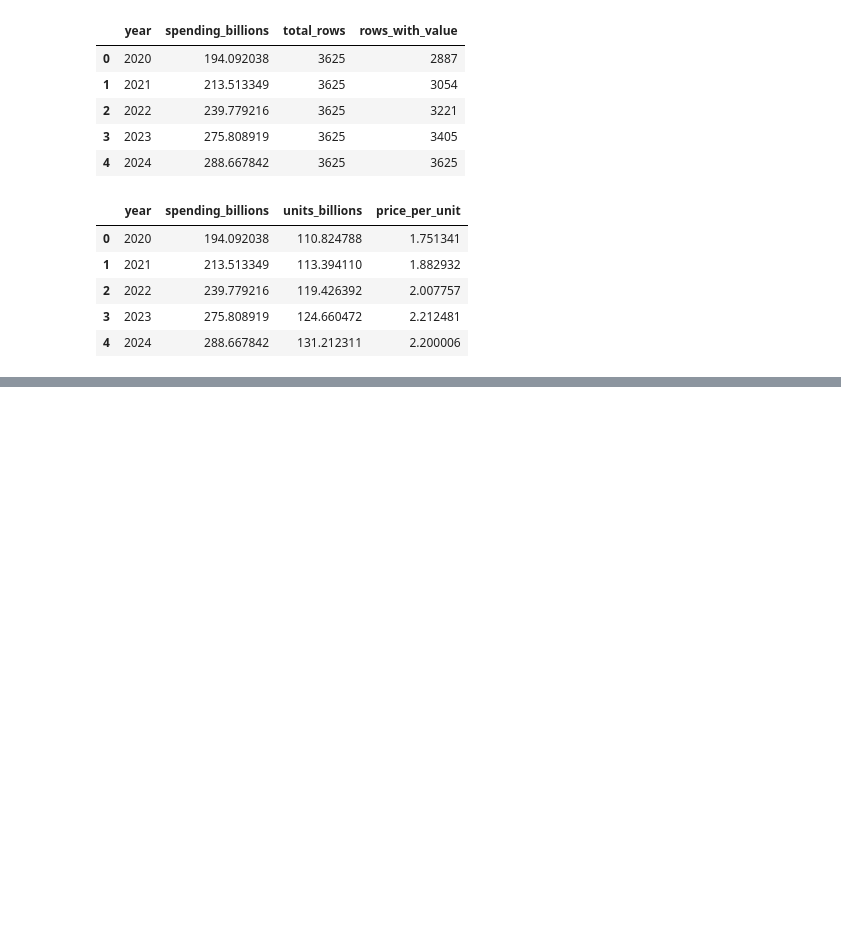
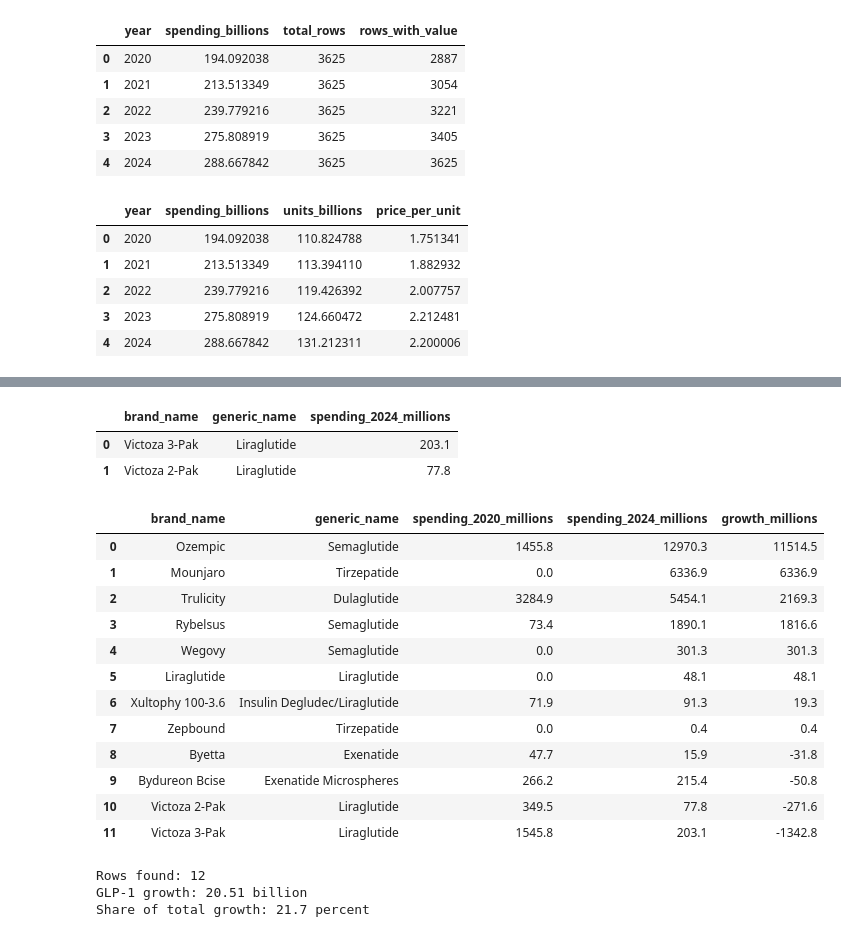
Before and after one commit to krithihari2/drug-spending-price-vs-volume, a Jupyter notebook: notebooks/01_explore.ipynb, the cells around one changed output, grey strips where cells are left out. Cells and saved outputs as stored; diff of their text form; code cells hidden in the pictures; blank space fills up the shorter version.

```diff
--- a/notebooks/01_explore.ipynb
+++ b/notebooks/01_explore.ipynb
@@ -218,3 +219,18 @@ connection.execute(query).df()
 | 2 | 2022 | 239.779216 | 119.426392 | 2.007757 |
 | 3 | 2023 | 275.808919 | 124.660472 | 2.212481 |
 | 4 | 2024 | 288.667842 | 131.212311 | 2.200006 |
+# %%
+# Pull the first and last year to compare them
+query = """
+SELECT
+    year,
+    SUM(spending) AS total_spending,
+    SUM(dosage_units) AS total_units
+FROM spending_by_year
+WHERE year IN (2020, 2024)
+GROUP BY year
+ORDER BY year
+"""
+
+totals = connection.execute(query).df()
+totals
@@ -220,0 +399,65 @@ connection.execute(query).df()
+# %%
+# Some drugs are listed under more than one name
+# For example, Victoza is listed as "Victoza 2-Pak" and "Victoza 3-Pak"
+# So searching for the exact name "Victoza" finds nothing
+# The next cell searches by the generic name instead, so it finds every version
+query = """
+SELECT
+    brand_name,
+    generic_name,
+    ROUND(spending_2024 / 1000000, 1) AS spending_2024_millions
+FROM drug_growth
+WHERE generic_name LIKE '%liraglutide%'
+   OR brand_name LIKE '%Victoza%'
+"""
+
+connection.execute(query).df()
+# %% [output]
+|  | brand_name | generic_name | spending_2024_millions |
+| 0 | Victoza 3-Pak | Liraglutide | 203.1 |
+| 1 | Victoza 2-Pak | Liraglutide | 77.8 |
+# %%
+# Match on the molecule rather than the brand. CMS splits brand names
+# by package size ("Victoza 2-Pak"), so exact brand matching misses rows.
+query = """
+SELECT
+    brand_name,
+    generic_name,
+    ROUND(spending_2020 / 1000000, 1) AS spending_2020_millions,
+    ROUND(spending_2024 / 1000000, 1) AS spending_2024_millions,
+    ROUND((spending_2024 - spending_2020) / 1000000, 1) AS growth_millions
+FROM drug_growth
+WHERE generic_name ILIKE '%semaglutide%'
+   OR generic_name ILIKE '%tirzepatide%'
+   OR generic_name ILIKE '%dulaglutide%'
+   OR generic_name ILIKE '%liraglutide%'
+   OR generic_name ILIKE '%exenatide%'
+ORDER BY growth_millions DESC
+"""
+
+glp1 = connection.execute(query).df()
+display(glp1)
+
+glp1_growth = glp1["growth_millions"].sum() / 1000
+share = glp1_growth / 94.6
+
+print("Rows found:", len(glp1))
+print("GLP-1 growth:", round(glp1_growth, 2), "billion")
+print("Share of total growth:", round(share * 100, 1), "percent")
+# %% [output]
+|  | brand_name | generic_name | spending_2020_millions | spending_2024_millions | growth_millions |
+| 0 | Ozempic | Semaglutide | 1455.8 | 12970.3 | 11514.5 |
+| 1 | Mounjaro | Tirzepatide | 0.0 | 6336.9 | 6336.9 |
+| 2 | Trulicity | Dulaglutide | 3284.9 | 5454.1 | 2169.3 |
+| 3 | Rybelsus | Semaglutide | 73.4 | 1890.1 | 1816.6 |
+| 4 | Wegovy | Semaglutide | 0.0 | 301.3 | 301.3 |
+| 5 | Liraglutide | Liraglutide | 0.0 | 48.1 | 48.1 |
+| 6 | Xultophy 100-3.6 | Insulin Degludec/Liraglutide | 71.9 | 91.3 | 19.3 |
+| 7 | Zepbound | Tirzepatide | 0.0 | 0.4 | 0.4 |
+| 8 | Byetta | Exenatide | 47.7 | 15.9 | -31.8 |
+| 9 | Bydureon Bcise | Exenatide Microspheres | 266.2 | 215.4 | -50.8 |
+| 10 | Victoza 2-Pak | Liraglutide | 349.5 | 77.8 | -271.6 |
+| 11 | Victoza 3-Pak | Liraglutide | 1545.8 | 203.1 | -1342.8 |
+Rows found: 12
+GLP-1 growth: 20.51 billion
+Share of total growth: 21.7 percent
```
Also changed, not shown: parts of 14 cells of this notebook, 1 other file.
